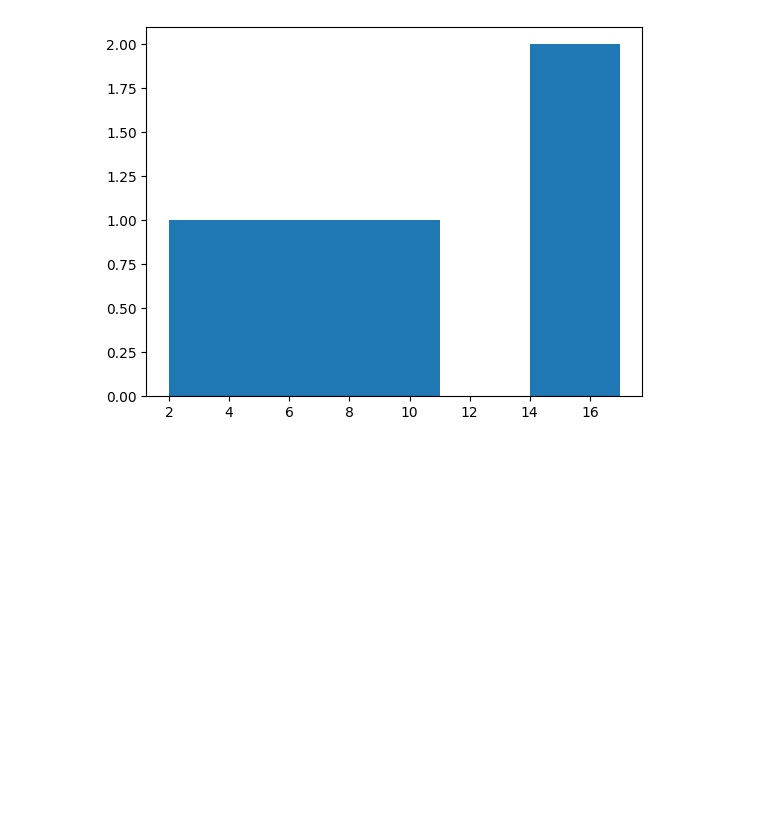
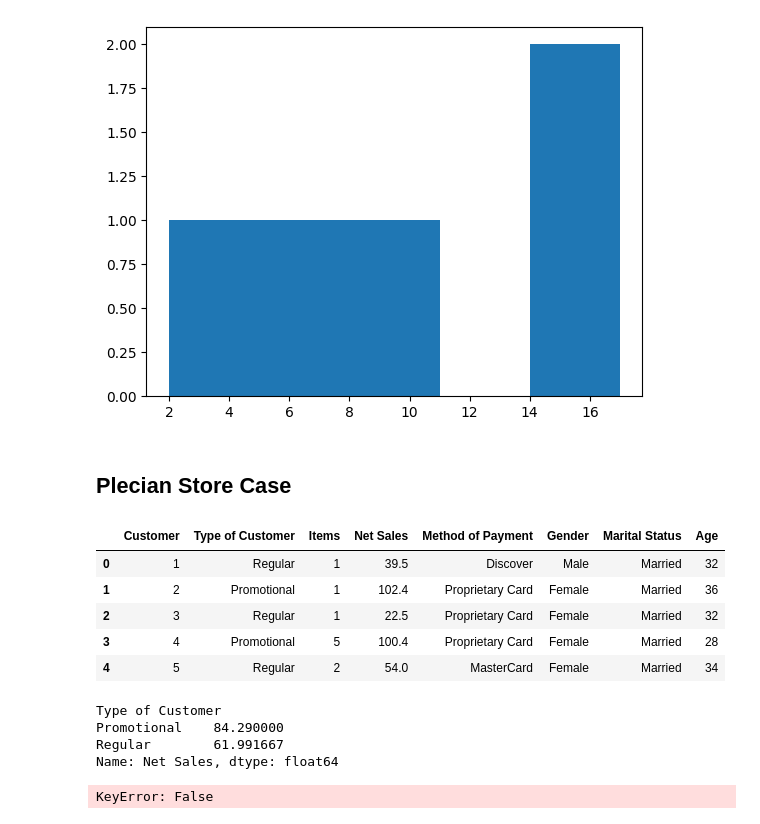
Before and after one commit to zenbaei/Data_Stats_Practice, a Jupyter notebook: Statistics_4_Business_Solutions.ipynb, the cells around one changed output. Drawn from its saved outputs; the diff is of its cells as text; code cells hidden in the pictures; blank space fills up the shorter version.

Commit message:
Start working on Pelican Store case study

```diff
--- a/Statistics_4_Business_Solutions.ipynb
+++ b/Statistics_4_Business_Solutions.ipynb
@@ -720,3 +720,30 @@ ax = plt.hist(freq_dist_12['Frequency '], bins = 5)
 plt.show()
 # %% [output]
 [figure]
+# %% [markdown]
+## Plecian Store Case
+# %%
+import pandas as pd;
+pelicansStore = pd.read_csv("./PelicanStores.csv")
+## drop columns by index
+pelicansStore.drop(pelicansStore.iloc[:, 8 : 13], inplace=True, axis=1)
+pelicansStore.head()
+# %% [output]
+|  | Customer | Type of Customer | Items | Net Sales | Method of Payment | Gender | Marital Status | Age |
+| 0 | 1 | Regular | 1 | 39.5 | Discover | Male | Married | 32 |
+| 1 | 2 | Promotional | 1 | 102.4 | Proprietary Card | Female | Married | 36 |
+| 2 | 3 | Regular | 1 | 22.5 | Proprietary Card | Female | Married | 32 |
+| 3 | 4 | Promotional | 5 | 100.4 | Proprietary Card | Female | Married | 28 |
+| 4 | 5 | Regular | 2 | 54.0 | MasterCard | Female | Married | 34 |
+# %%
+pelicansStore.groupby(['Type of Customer'])["Net Sales"].mean()
+## Customer numbers during the promotion had a higher sales comparing to regular customers
+# %% [output]
+Type of Customer
+Promotional    84.290000
+Regular        61.991667
+Name: Net Sales, dtype: float64
+# %%
+pelicansStore[ ['Type of Customer']  == 'Promotinal'].head()
+# %% [output]
+KeyError: False
```
Also changed, not shown: 1 other file.
